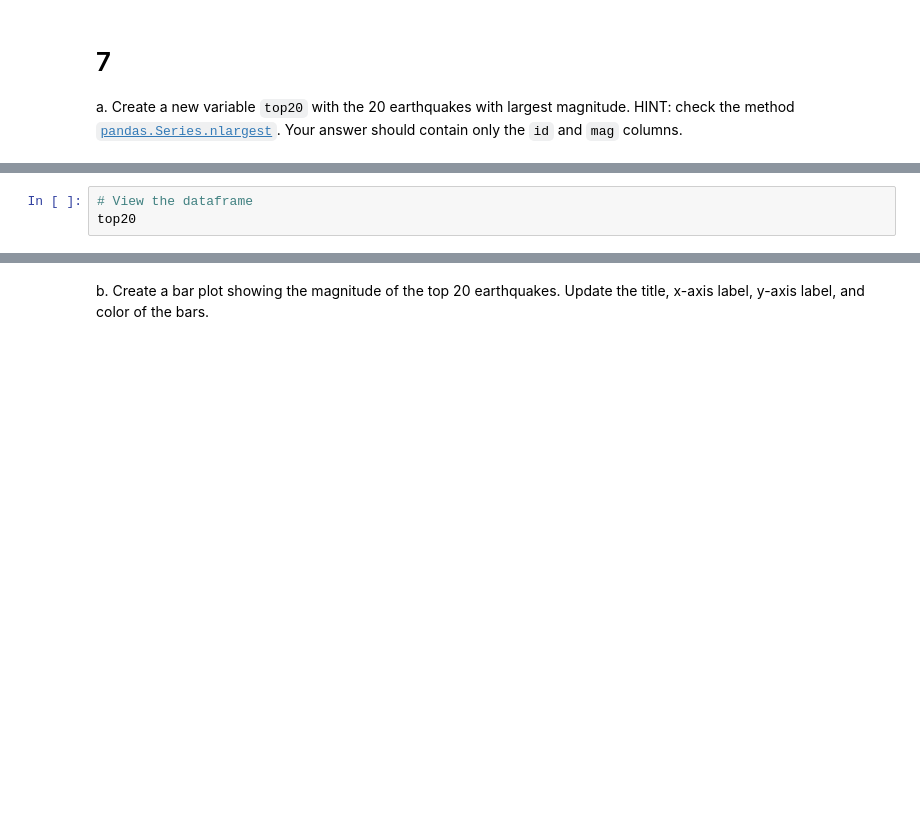
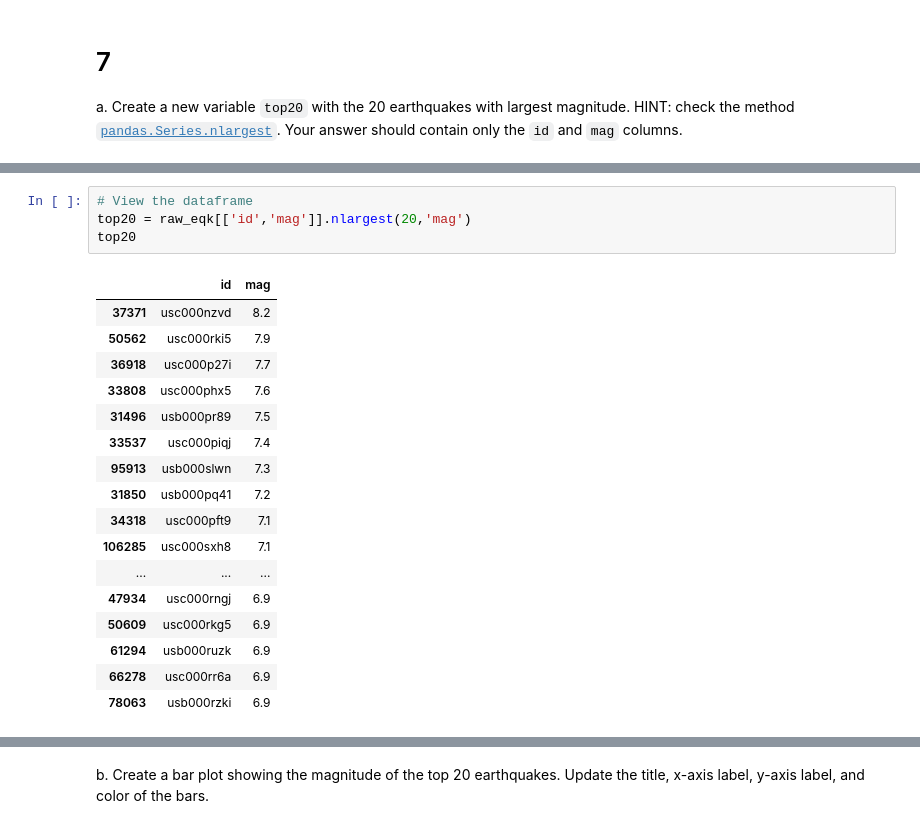
Before and after one commit to Apathy-Wildflowers/eds220-hwk1, a Jupyter notebook: task3/hwk1-task3-earthquakes.ipynb, the cells around one changed output, grey strips where cells are left out. Cells and saved outputs as stored; diff of their text form; blank space fills up the shorter version.

```diff
--- a/task3/hwk1-task3-earthquakes.ipynb
+++ b/task3/hwk1-task3-earthquakes.ipynb
@@ -223,5 +229,24 @@ top20 = ...
 # %%
 # View the dataframe
+top20 = raw_eqk[['id','mag']].nlargest(20,'mag')
 top20
+# %% [output]
+|  | id | mag |
+| 37371 | usc000nzvd | 8.2 |
+| 50562 | usc000rki5 | 7.9 |
+| 36918 | usc000p27i | 7.7 |
+| 33808 | usc000phx5 | 7.6 |
+| 31496 | usb000pr89 | 7.5 |
+| 33537 | usc000piqj | 7.4 |
+| 95913 | usb000slwn | 7.3 |
+| 31850 | usb000pq41 | 7.2 |
+| 34318 | usc000pft9 | 7.1 |
+| 106285 | usc000sxh8 | 7.1 |
+| ... | ... | ... |
+| 47934 | usc000rngj | 6.9 |
+| 50609 | usc000rkg5 | 6.9 |
+| 61294 | usb000ruzk | 6.9 |
+| 66278 | usc000rr6a | 6.9 |
+| 78063 | usb000rzki | 6.9 |
 # %%
 grader.check("q7_a")
```
Also changed, not shown: parts of 7 cells of this notebook.
